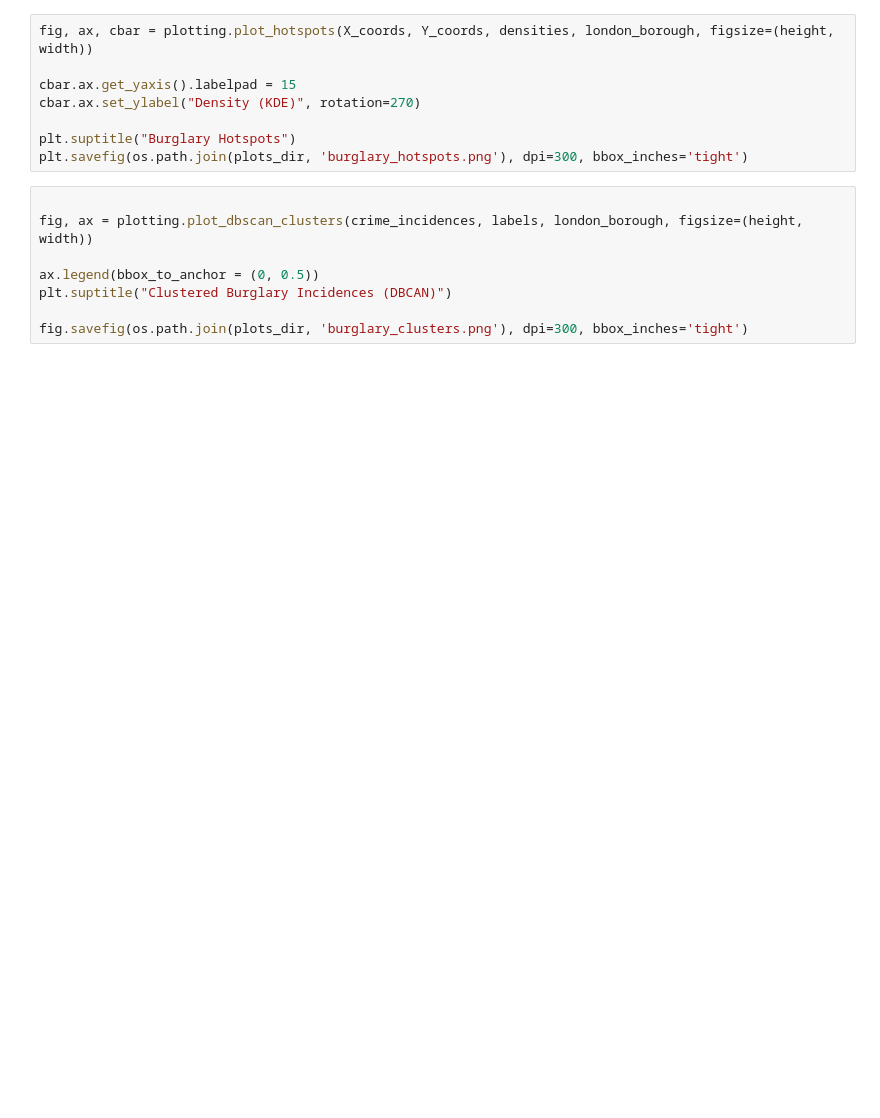
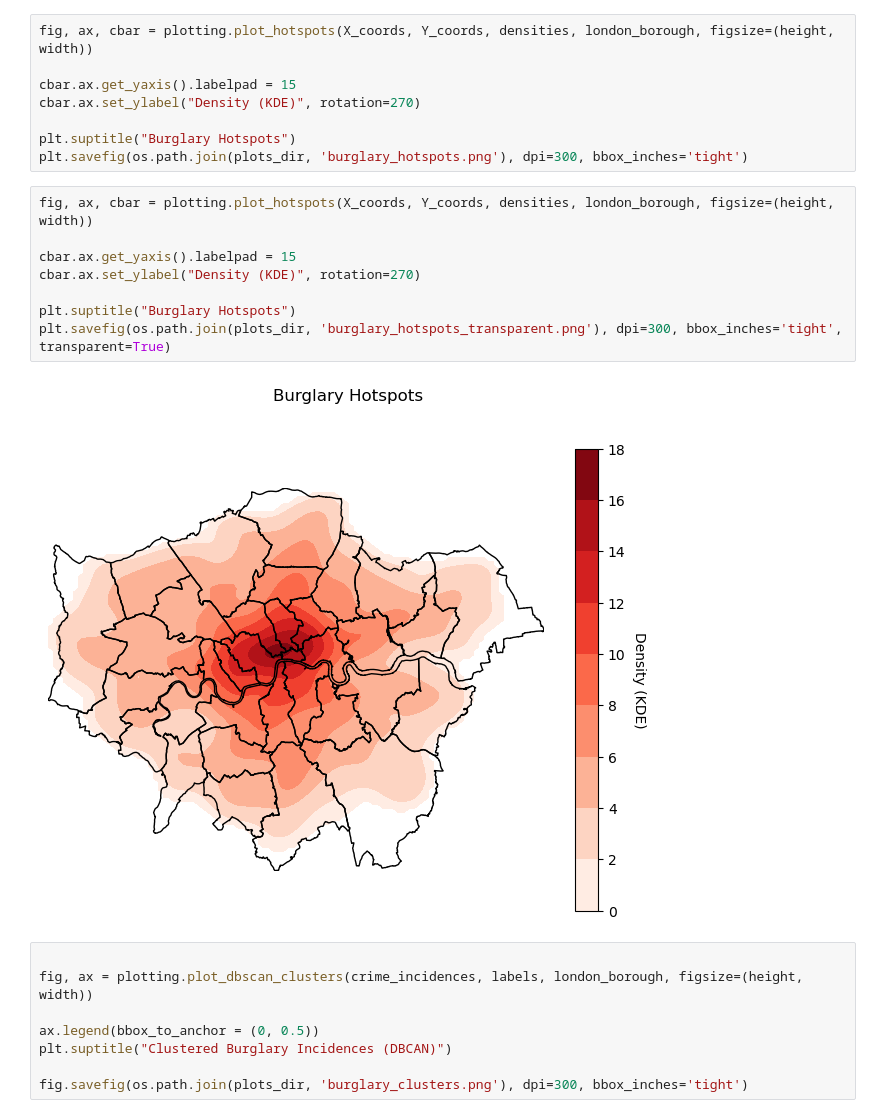
Before and after one commit to mushtary-mumu/crime_patterns, a Jupyter notebook: src/notebooks/point_pattern_analysis.ipynb, the cells around one changed output. Cells and saved outputs as stored; diff of their text form; blank space fills up the shorter version.

```diff
--- a/src/notebooks/point_pattern_analysis.ipynb
+++ b/src/notebooks/point_pattern_analysis.ipynb
@@ -100,6 +106,16 @@ cbar.ax.set_ylabel("Density (KDE)", rotation=270)
 
 plt.suptitle("Burglary Hotspots")
 plt.savefig(os.path.join(plots_dir, 'burglary_hotspots.png'), dpi=300, bbox_inches='tight')
+# %%
+fig, ax, cbar = plotting.plot_hotspots(X_coords, Y_coords, densities, london_borough, figsize=(height, width))
+
+cbar.ax.get_yaxis().labelpad = 15
+cbar.ax.set_ylabel("Density (KDE)", rotation=270)
+
+plt.suptitle("Burglary Hotspots")
+plt.savefig(os.path.join(plots_dir, 'burglary_hotspots_transparent.png'), dpi=300, bbox_inches='tight', transparent=True)
+# %% [output]
+[figure, added]
 # %%
 
 fig, ax = plotting.plot_dbscan_clusters(crime_incidences, labels, london_borough, figsize=(height, width))
```
Also changed, not shown: parts of 11 cells of this notebook, 1 other file.
